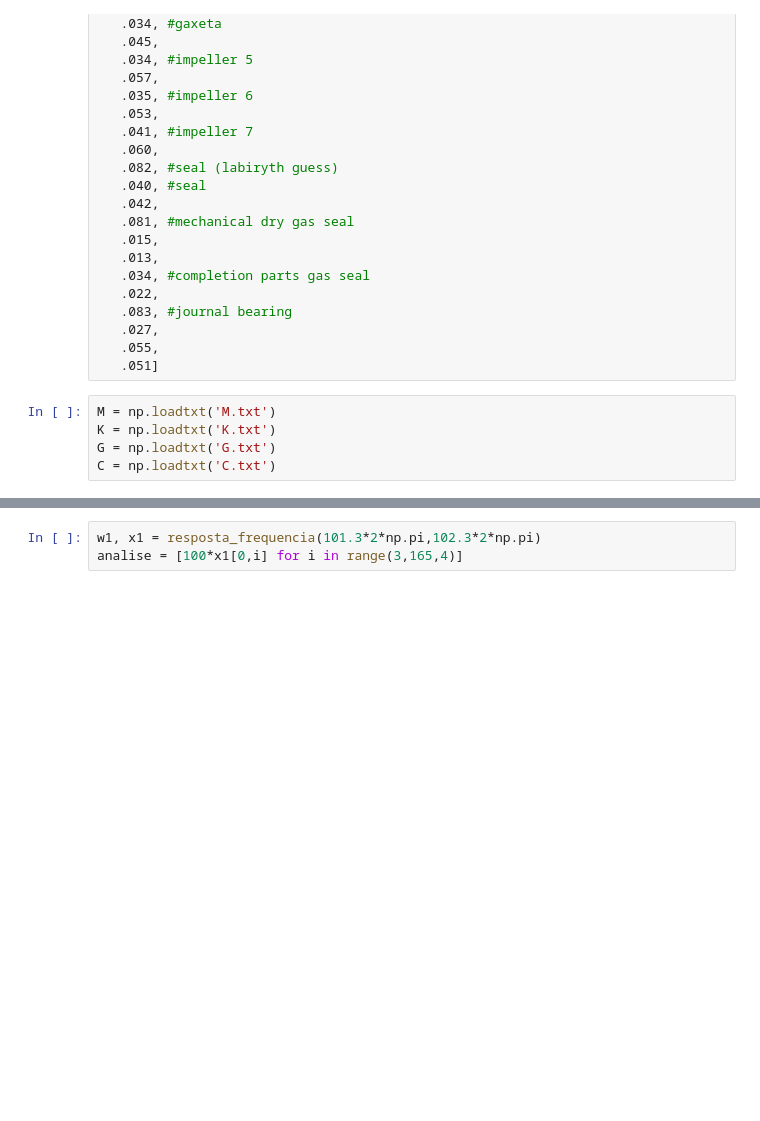
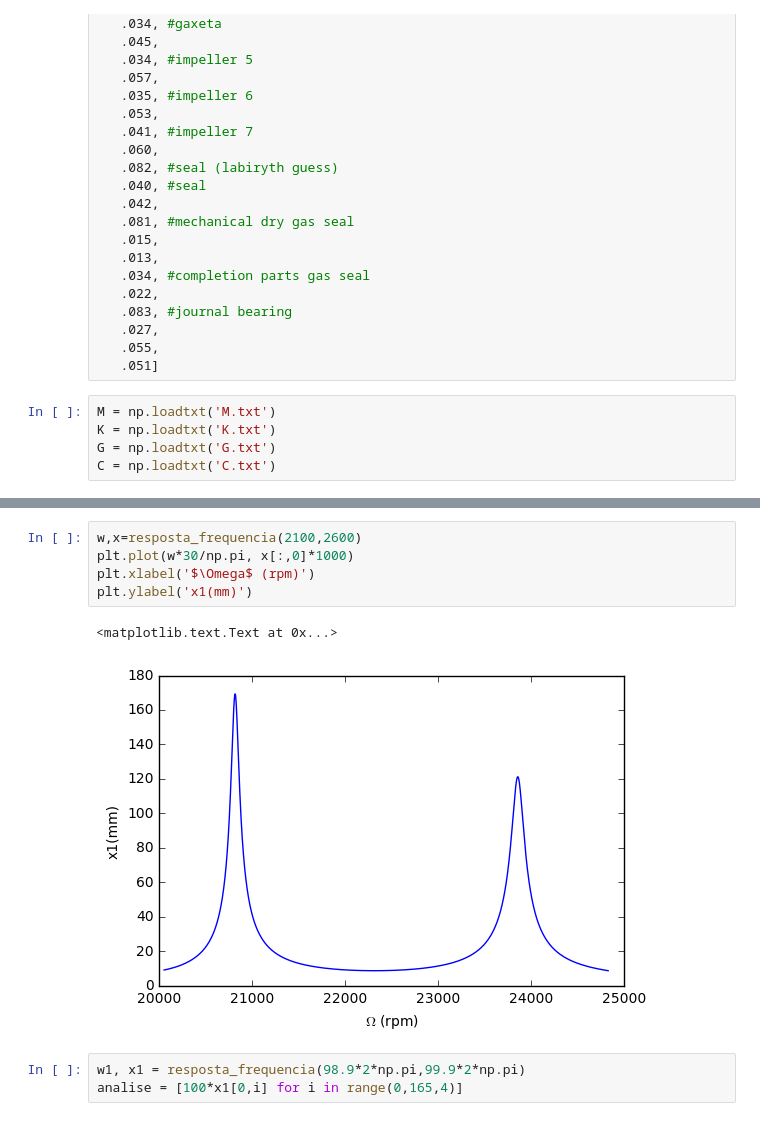
Before and after one commit to eduardoseraphim/ModelagemRotores, a Jupyter notebook: Estudo - Compressor.ipynb, the cells around one changed output, grey strips where cells are left out. Saved outputs shown, nothing was run; the diff lists cells and outputs as text; blank space fills up the shorter version.

```diff
--- a/Estudo - Compressor.ipynb
+++ b/Estudo - Compressor.ipynb
@@ -160,6 +170,14 @@ plt.ylabel('x1(mm)')
+# %%
+w,x=resposta_frequencia(2100,2600)
+plt.plot(w*30/np.pi, x[:,0]*1000)
+plt.xlabel('$\Omega$ (rpm)')
+plt.ylabel('x1(mm)')
+# %% [output]
+<matplotlib.text.Text at 0x...>
+[figure, added]
 # %%
-w1, x1 = resposta_frequencia(101.3*2*np.pi,102.3*2*np.pi)
-analise = [100*x1[0,i] for i in range(3,165,4)]
+w1, x1 = resposta_frequencia(98.9*2*np.pi,99.9*2*np.pi)
+analise = [100*x1[0,i] for i in range(0,165,4)]
 # %%
 # analise de vibracao lateral
 
```
Also changed, not shown: parts of 11 cells of this notebook, 1 other file.
